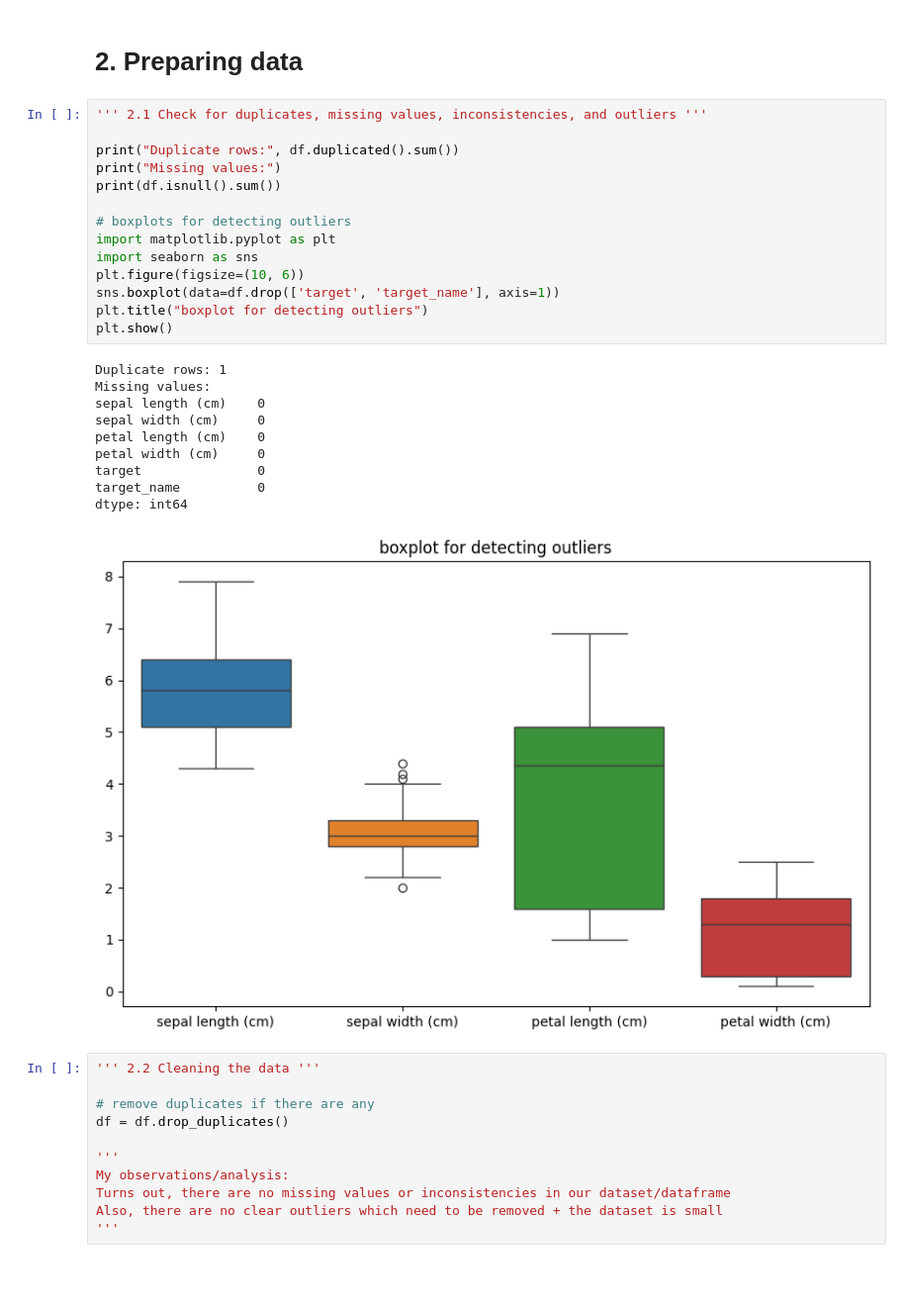
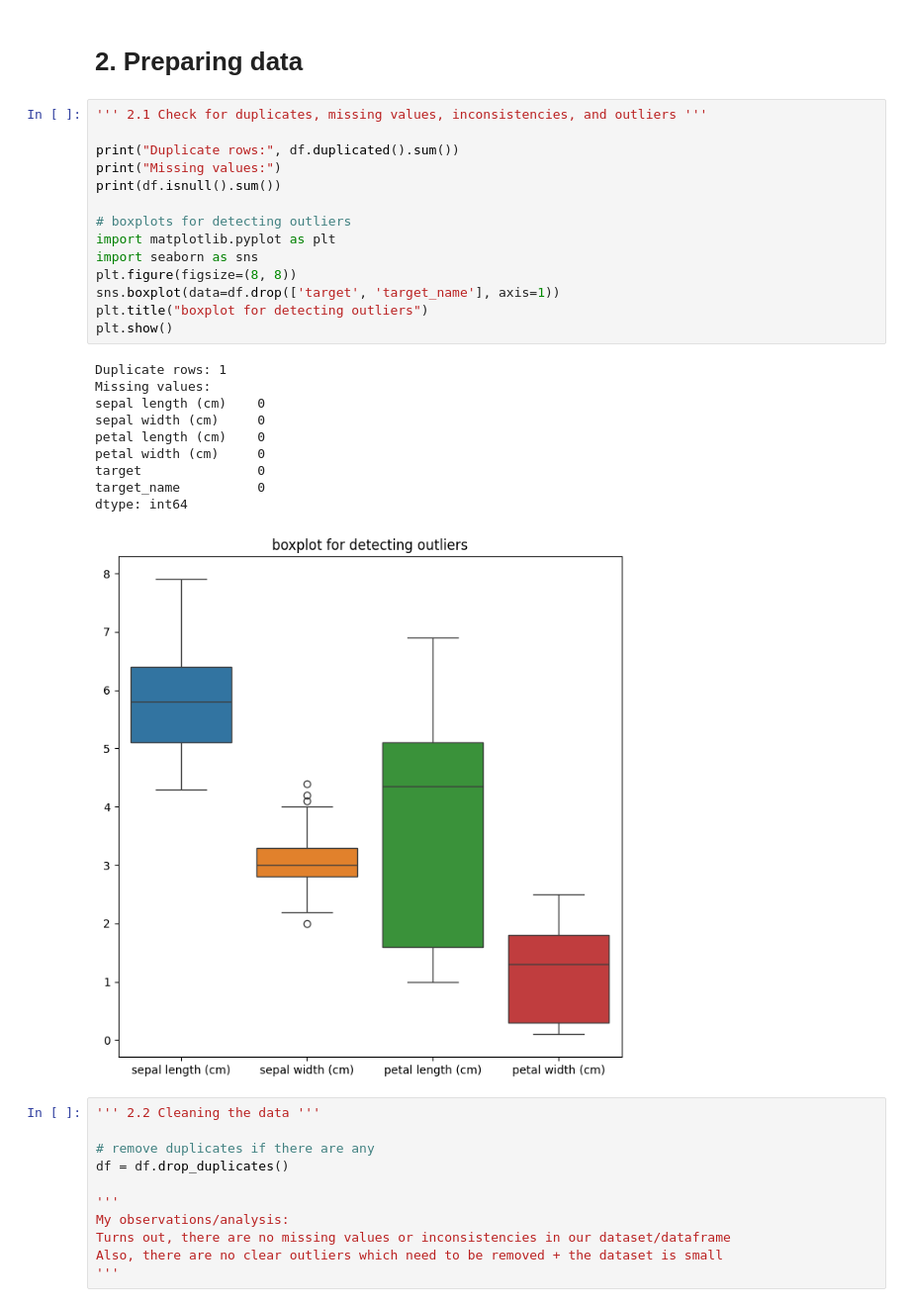
Before and after one commit to harshit4311/iris-data-analytics, a Jupyter notebook: iris_analysis.ipynb, the cells around one changed output. Shown at 99% size. Cells and saved outputs as stored; diff of their text form; blank space fills up the shorter version.

Commit message:
changed figsize for boxplots

```diff
--- a/iris_analysis.ipynb
+++ b/iris_analysis.ipynb
@@ -122,28 +122,28 @@ df.describe()
 # %%
 ''' 2.1 Check for duplicates, missing values, inconsistencies, and outliers '''
 
 print("Duplicate rows:", df.duplicated().sum())
 print("Missing values:")
 print(df.isnull().sum())
 
 # boxplots for detecting outliers
 import matplotlib.pyplot as plt
 import seaborn as sns
-plt.figure(figsize=(10, 6))
+plt.figure(figsize=(8, 8))
 sns.boxplot(data=df.drop(['target', 'target_name'], axis=1))
 plt.title("boxplot for detecting outliers")
 plt.show()
 # %% [output]
 Duplicate rows: 1
 Missing values:
 sepal length (cm)    0
 sepal width (cm)     0
 petal length (cm)    0
 petal width (cm)     0
 target               0
 target_name          0
 dtype: int64
-[figure, old version]
+[figure, new version]
 # %%
 ''' 2.2 Cleaning the data '''
 
```
Also changed, not shown: parts of 2 cells of this notebook.
